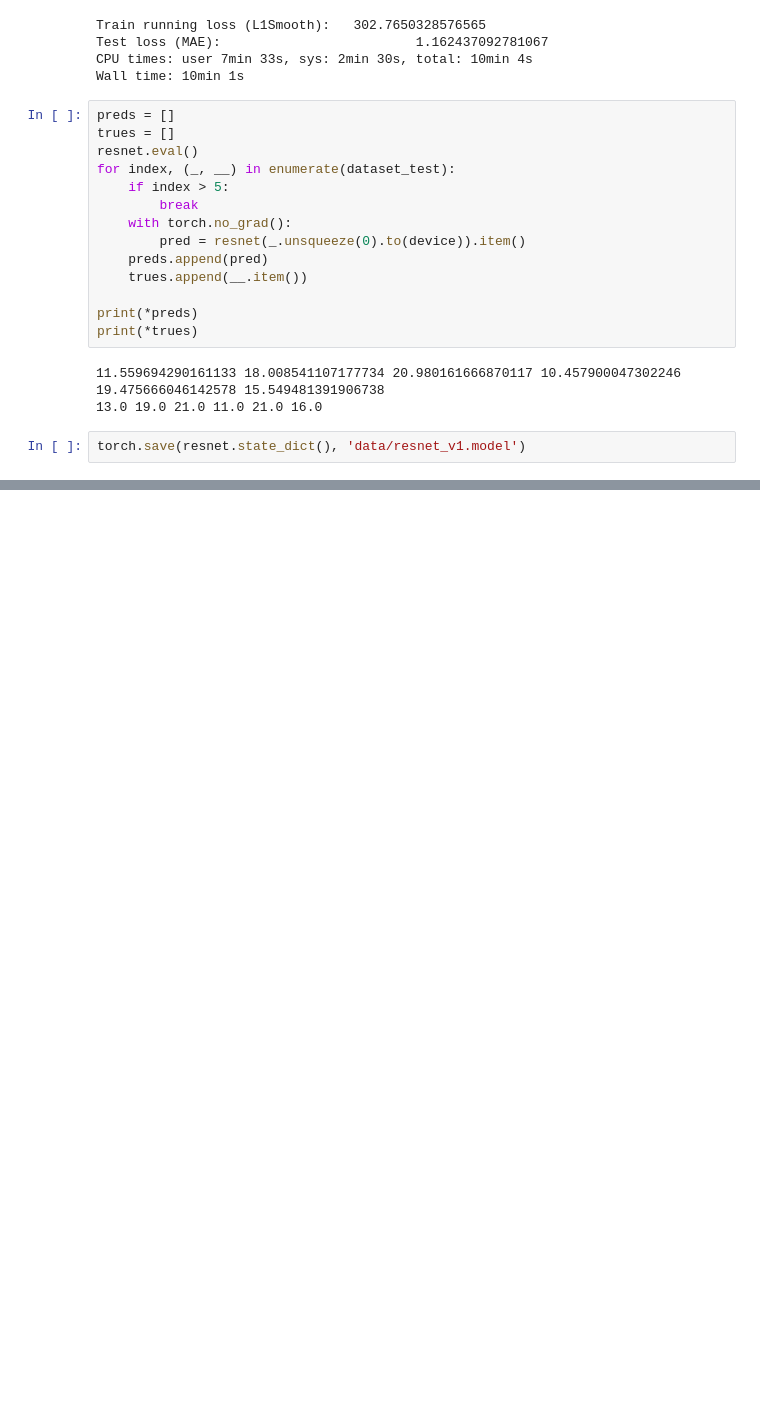
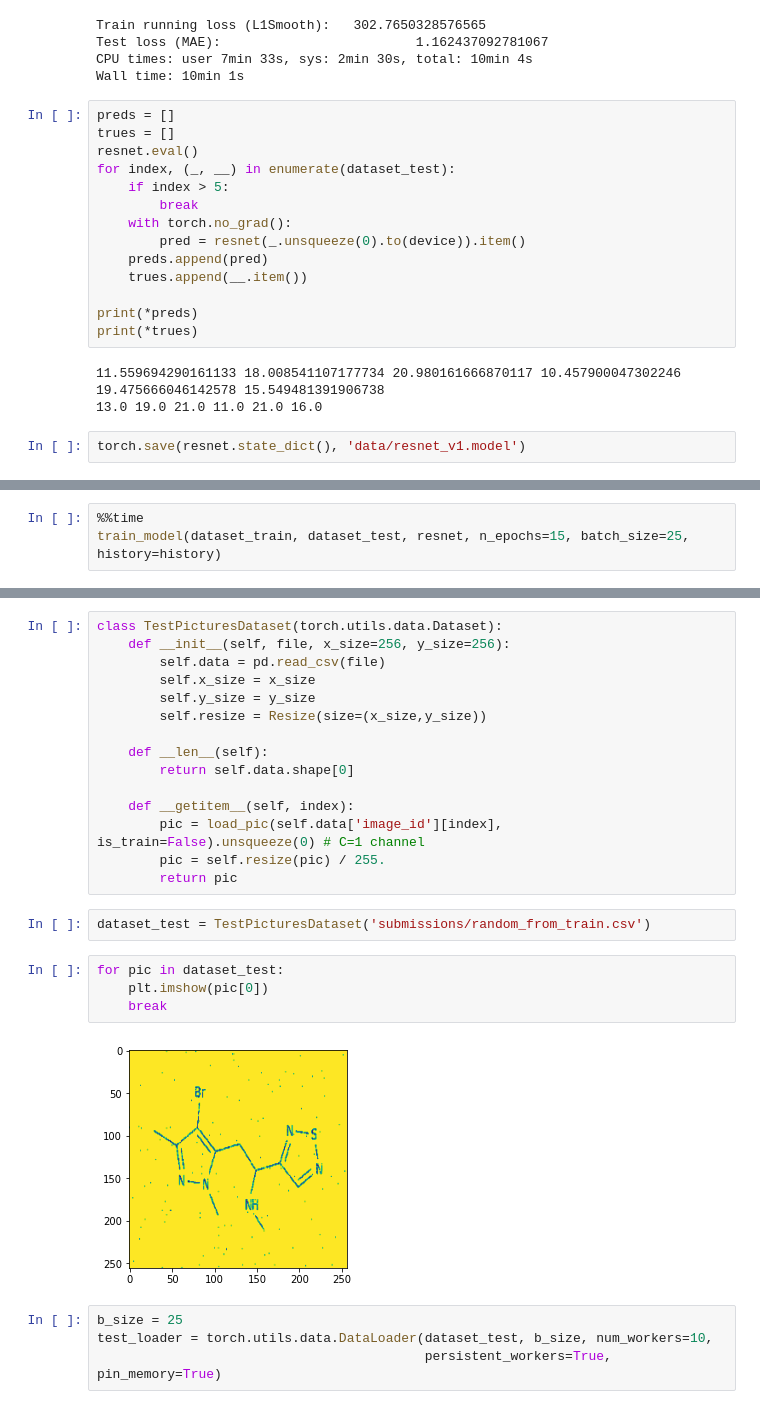
Before and after one commit to alex637/MolecularTranslation, a Jupyter notebook: pretrain_regression_C.ipynb, the cells around one changed output, grey strips where cells are left out. Cells and saved outputs as stored; diff of their text form; blank space fills up the shorter version.

```diff
--- a/pretrain_regression_C.ipynb
+++ b/pretrain_regression_C.ipynb
@@ -199,0 +233,3 @@ Now we add history saving parameter to the training procedure and start several
+# %%
+%%time
+train_model(dataset_train, dataset_test, resnet, n_epochs=15, batch_size=25, history=history)
@@ -199,0 +296,27 @@ Now we add history saving parameter to the training procedure and start several
+# %%
+class TestPicturesDataset(torch.utils.data.Dataset):
+    def __init__(self, file, x_size=256, y_size=256):
+        self.data = pd.read_csv(file)
+        self.x_size = x_size
+        self.y_size = y_size
+        self.resize = Resize(size=(x_size,y_size))
+
+    def __len__(self):
+        return self.data.shape[0]
+
+    def __getitem__(self, index):
+        pic = load_pic(self.data['image_id'][index], is_train=False).unsqueeze(0) # C=1 channel
+        pic = self.resize(pic) / 255.
+        return pic
+# %%
+dataset_test = TestPicturesDataset('submissions/random_from_train.csv')
+# %%
+for pic in dataset_test:
+    plt.imshow(pic[0])
+    break
+# %% [output]
+[figure, added]
+# %%
+b_size = 25
+test_loader = torch.utils.data.DataLoader(dataset_test, b_size, num_workers=10,
+                                          persistent_workers=True, pin_memory=True)
```
Also changed, not shown: parts of 20 cells of this notebook, 1 other file.
